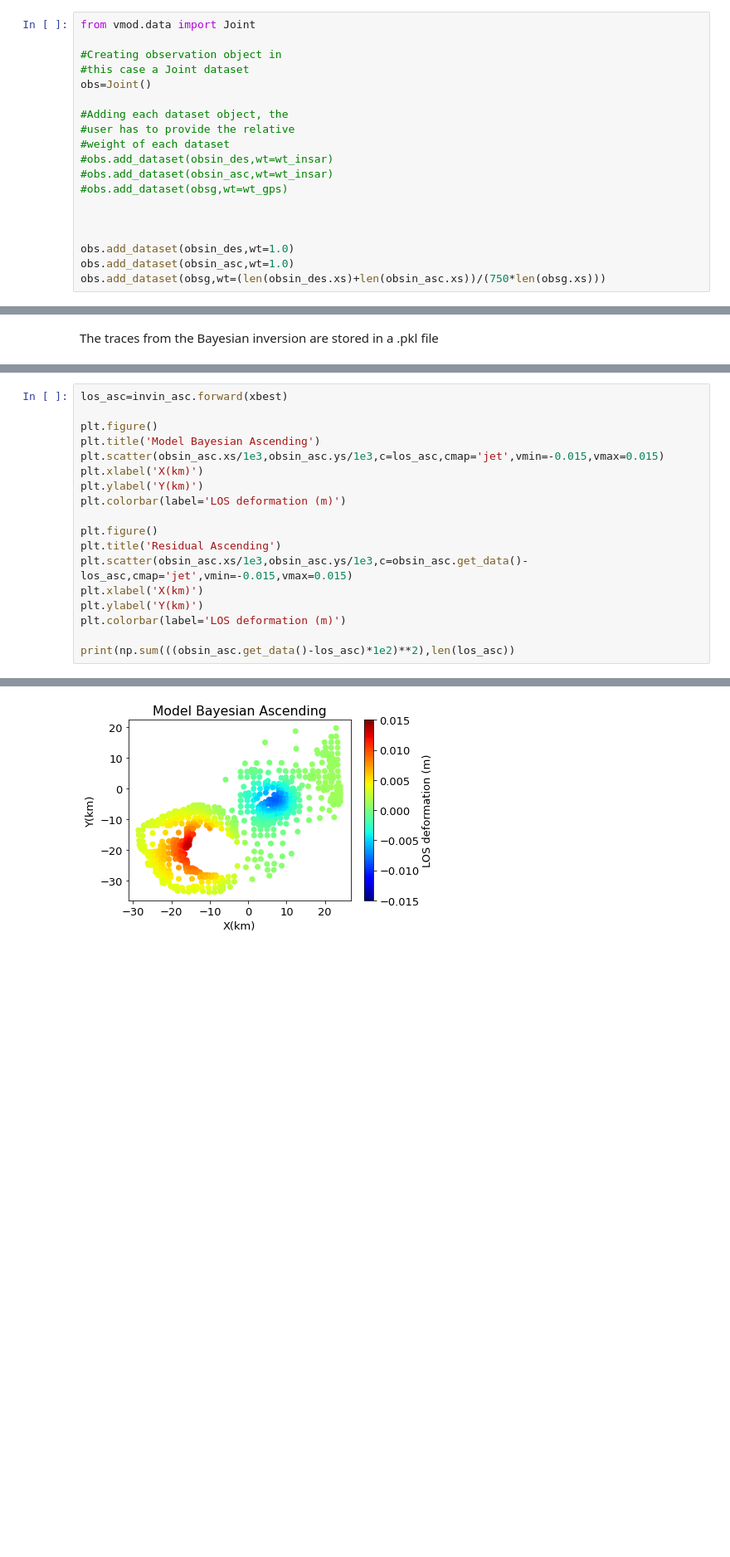
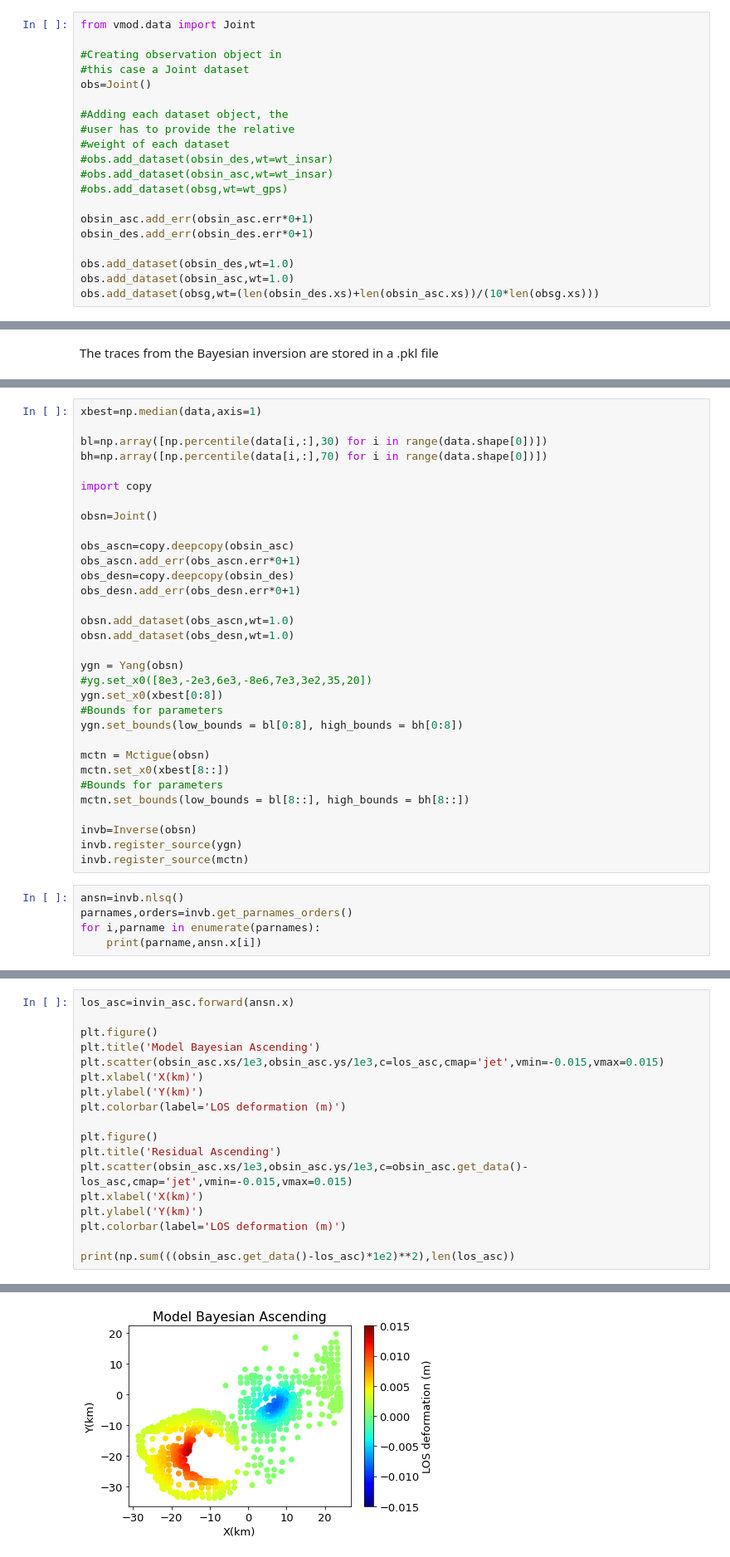
Before and after one commit to uafgeotools/vmod, a Jupyter notebook: example_unimak_joint.ipynb, the cells around one changed output, grey strips where cells are left out. Shown at 83% size. Saved outputs shown, nothing was run; the diff lists cells and outputs as text; blank space fills up the shorter version.

```diff
--- a/example_unimak_joint.ipynb
+++ b/example_unimak_joint.ipynb
@@ -154,11 +154,12 @@ obs=Joint()
 #obs.add_dataset(obsin_asc,wt=wt_insar)
 #obs.add_dataset(obsg,wt=wt_gps)
 
-
+obsin_asc.add_err(obsin_asc.err*0+1)
+obsin_des.add_err(obsin_des.err*0+1)
 
 obs.add_dataset(obsin_des,wt=1.0)
 obs.add_dataset(obsin_asc,wt=1.0)
-obs.add_dataset(obsg,wt=(len(obsin_des.xs)+len(obsin_asc.xs))/(750*len(obsg.xs)))
+obs.add_dataset(obsg,wt=(len(obsin_des.xs)+len(obsin_asc.xs))/(10*len(obsg.xs)))
 # %% [markdown]
 # Model and Inverse objects
 
@@ -391,0 +401,37 @@ plt.savefig('histograms')
+# %%
+xbest=np.median(data,axis=1)
+
+bl=np.array([np.percentile(data[i,:],30) for i in range(data.shape[0])])
+bh=np.array([np.percentile(data[i,:],70) for i in range(data.shape[0])])
+
+import copy
+
+obsn=Joint()
+
+obs_ascn=copy.deepcopy(obsin_asc)
+obs_ascn.add_err(obs_ascn.err*0+1)
+obs_desn=copy.deepcopy(obsin_des)
+obs_desn.add_err(obs_desn.err*0+1)
+
+obsn.add_dataset(obs_ascn,wt=1.0)
+obsn.add_dataset(obs_desn,wt=1.0)
+
+ygn = Yang(obsn)
+#yg.set_x0([8e3,-2e3,6e3,-8e6,7e3,3e2,35,20])
+ygn.set_x0(xbest[0:8])
+#Bounds for parameters
+ygn.set_bounds(low_bounds = bl[0:8], high_bounds = bh[0:8])
+
+mctn = Mctigue(obsn)
+mctn.set_x0(xbest[8::])
+#Bounds for parameters
+mctn.set_bounds(low_bounds = bl[8::], high_bounds = bh[8::])
+
+invb=Inverse(obsn)
+invb.register_source(ygn)
+invb.register_source(mctn)
+# %%
+ansn=invb.nlsq()
+parnames,orders=invb.get_parnames_orders()
+for i,parname in enumerate(parnames):
+    print(parname,ansn.x[i])
@@ -425,5 +495,5 @@ print(np.sum(((obsin_des.get_data()-los_des)*1e2)**2),len(los_des))
 # %%
-los_asc=invin_asc.forward(xbest)
+los_asc=invin_asc.forward(ansn.x)
 
 plt.figure()
 plt.title('Model Bayesian Ascending')
@@ -445,4 +515,4 @@ print(np.sum(((obsin_asc.get_data()-los_asc)*1e2)**2),len(los_asc))
-[figure, old version]
+[figure, new version]
 [figure]
 # %%
 %matplotlib inline
```
Also changed, not shown: parts of 20 cells of this notebook.
